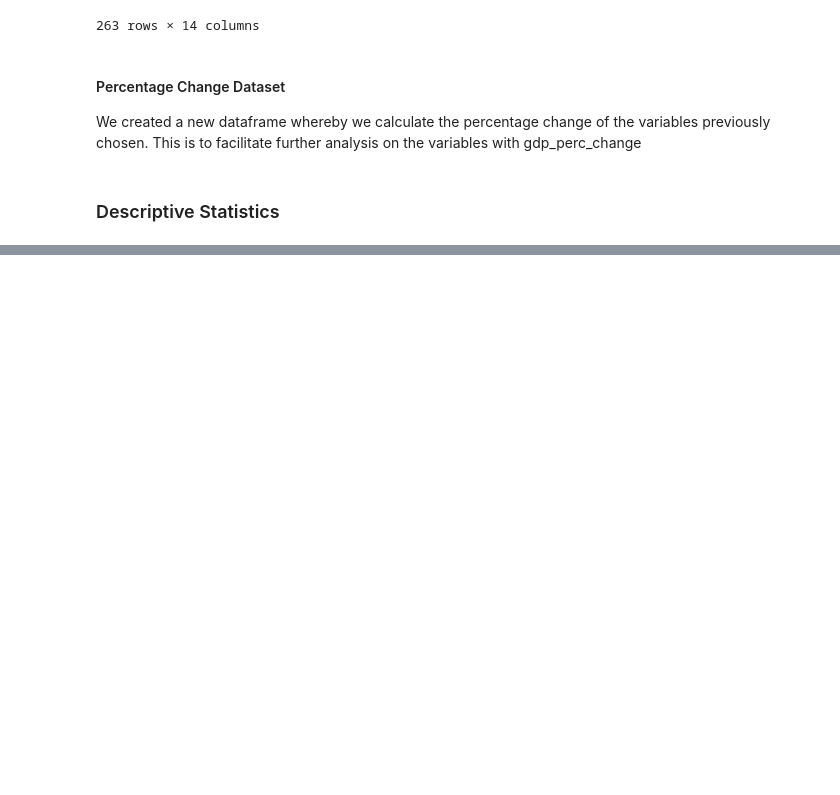
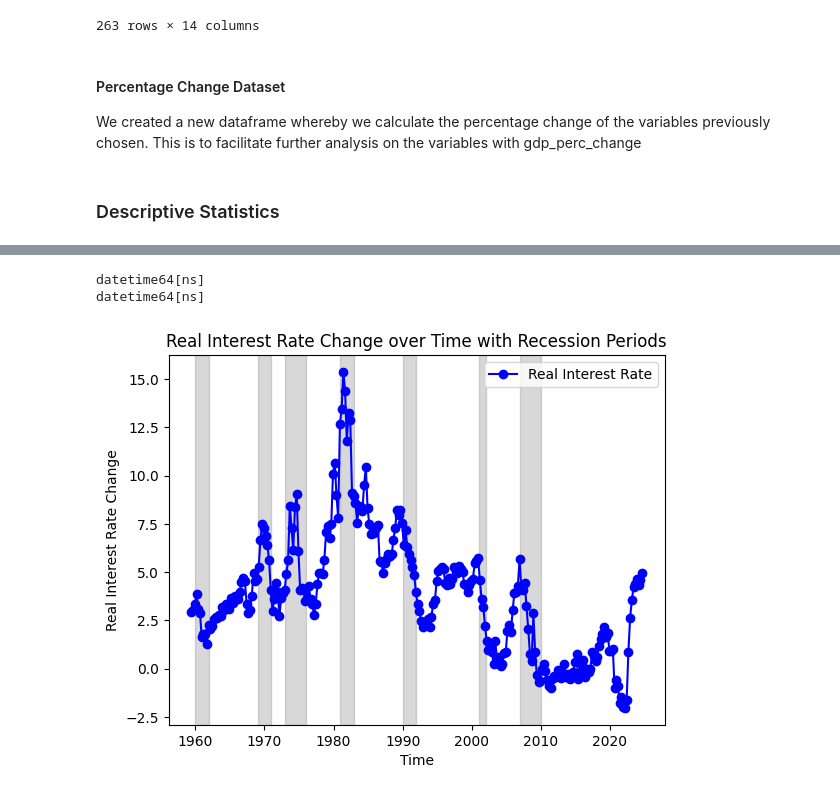
Before and after one commit to loowenwen/databusters, a Jupyter notebook: NUS_DSESC_DATABUSTERS_11.ipynb, the cells around one changed output, grey strips where cells are left out. Cells and saved outputs as stored; diff of their text form; code cells hidden in the pictures; blank space fills up the shorter version.

```diff
--- a/NUS_DSESC_DATABUSTERS_11.ipynb
+++ b/NUS_DSESC_DATABUSTERS_11.ipynb
@@ -242,0 +264,33 @@ plt.show()
+# %%
+print(quarterly_final["Date"].dtype)
+
+# convert date to datetime
+quarterly_final['Date'] = pd.to_datetime(quarterly_final['Date'], errors='coerce')
+
+# check the data type of the column after conversion
+print(quarterly_final['Date'].dtype)
+
+recessions = [
+    (2007, 2009),
+    (2001, 2001),
+    (1990, 1991),
+    (1981, 1982),
+    (1973, 1975),
+    (1969, 1970),
+    (1960, 1961)
+]
+recessions_dates = [(pd.to_datetime(f'{start}-01-01'), pd.to_datetime(f'{end}-12-31')) for start, end in recessions]
+
+plt.plot(quarterly_final['Date'], quarterly_final['Real_Interest_Rate'], marker='o', linestyle='-', color='b', label='Real Interest Rate')
+for start, end in recessions_dates:
+    plt.axvspan(start, end, color='gray', alpha=0.3, label='Recession Period' if start == 2007 else "")
+
+plt.title('Real Interest Rate Change over Time with Recession Periods')
+plt.xlabel('Time')
+plt.ylabel('Real Interest Rate Change')
+plt.legend()
+plt.show()
+# %% [output]
+datetime64[ns]
+datetime64[ns]
+[figure, added]
```
Also changed, not shown: parts of 2 cells of this notebook, 1 other file.
